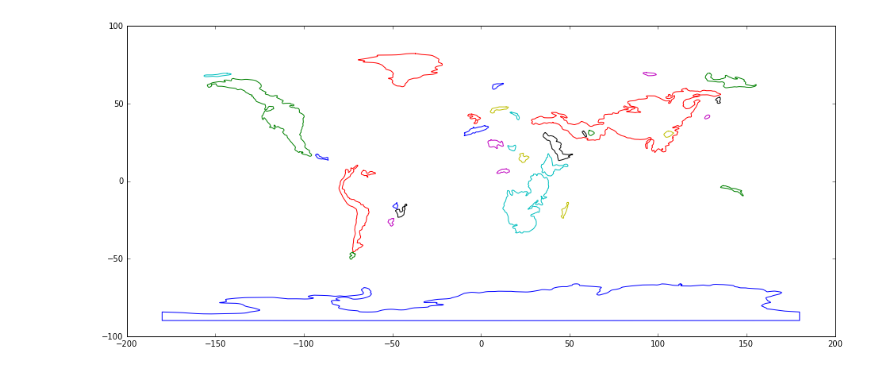
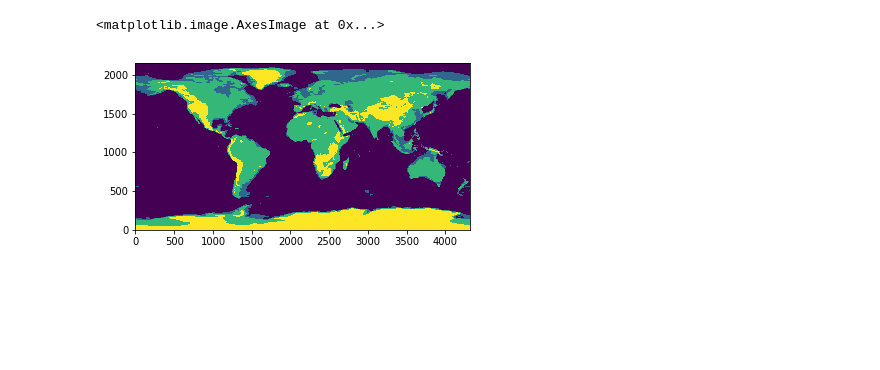
Before and after one commit to siwill22/paleotopography, a Jupyter notebook: make_present_day_environments.ipynb, the cells around one changed output. Saved outputs shown, nothing was run; the diff lists cells and outputs as text; code cells hidden in the pictures; blank space fills up the shorter version.

Commit message:
notebook for making 'present day' paleoenvironment polygons from etopo

```diff
--- a/make_present_day_environments.ipynb
+++ b/make_present_day_environments.ipynb
@@ -14,7 +14,7 @@ import matplotlib.pyplot as plt
 
 gridX,gridY,gridZ = pg.load_netcdf('/Users/Simon/Data/SedThickness/GEBCO1m/test.nc')
 
-bi = gridZ
+bi = gridZ+1000
 sampling = gridX[1]-gridX[0]
 
 pad_hor = np.zeros((1,bi.shape[1]))
@@ -53,8 +53,40 @@ area_threshold = 0.001
 sieve_polygons_t1 = pp.polygon_area_threshold(contour_features,area_threshold)
 
 #plt.imshow(bi)
-plt.figure(figsize=(16,7))
+#plt.figure(figsize=(16,7))
+sieve_polygons_t11 = []
 for feature in sieve_polygons_t1:
-    plt.plot(feature.get_geometry().to_lat_lon_array()[:,1],feature.get_geometry().to_lat_lon_array()[:,0])
+    if feature.get_geometry().get_area() > np.pi*2:
+        feature.set_geometry(pygplates.PolygonOnSphere(np.flipud(feature.get_geometry().to_lat_lon_array())))
+
+    sieve_polygons_t11.append(feature)
+    #plt.plot(feature.get_geometry().to_lat_lon_array()[:,1],feature.get_geometry().to_lat_lon_array()[:,0])
+
+#pygplates.FeatureCollection(sieve_polygons_t1).write('present_day_mountain_outlines_m200m.gmt')
-# %% [output]
-[figure, removed]
+# %%
+
+#####################################
+#####################################
+import xarray as xr
+
+import os
+
+# load global topography
+
+gridX,gridY,gridZ = pg.load_netcdf('/Users/Simon/Data/SedThickness/GEBCO1m/test.nc')
+#gridX,gridY,gridZ = pg.load_netcdf('/Users/Simon/Data/GMTdata/hawaii2017/earth_relief_10m.grd')
+
+# gdal complains if latitudes are outside 90 degrees, so remove top and bottom rows
+gridZ = gridZ[1:-1,:]
+gridY = gridY[1:-1]
+
+# make a grid of zeros, then replace values by incrementally increasinf integers for each higher level of topography
+tmp = np.zeros(gridZ.shape)
+tmp[gridZ>-500] = 1
+tmp[gridZ>0] = 2
+tmp[gridZ>1000] = 3
+
+plt.imshow(tmp,origin='lower')
+# %% [output]
+<matplotlib.image.AxesImage at 0x...>
+[figure, added]
```
Also changed, not shown: parts of 2 cells of this notebook, 1 other file.
